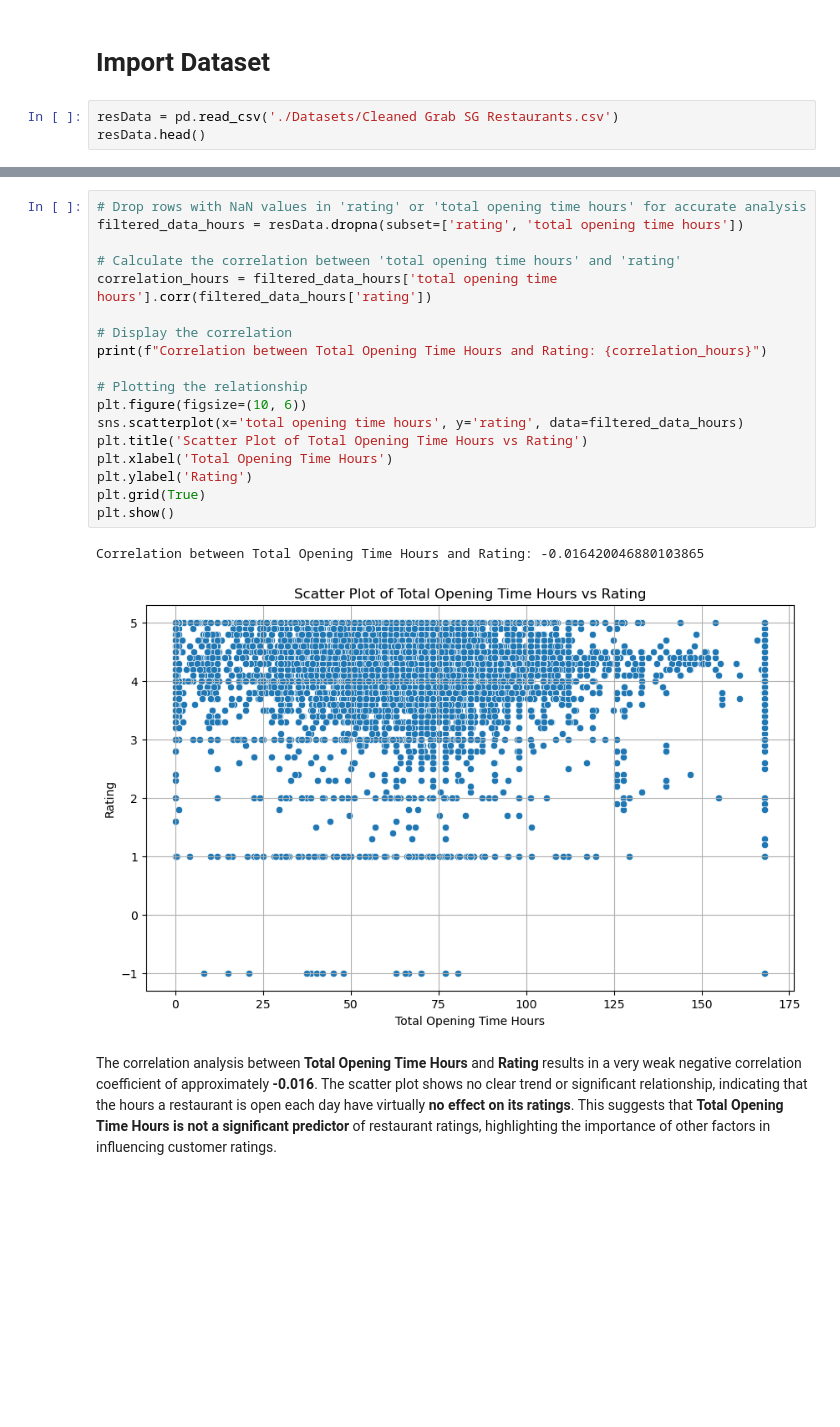
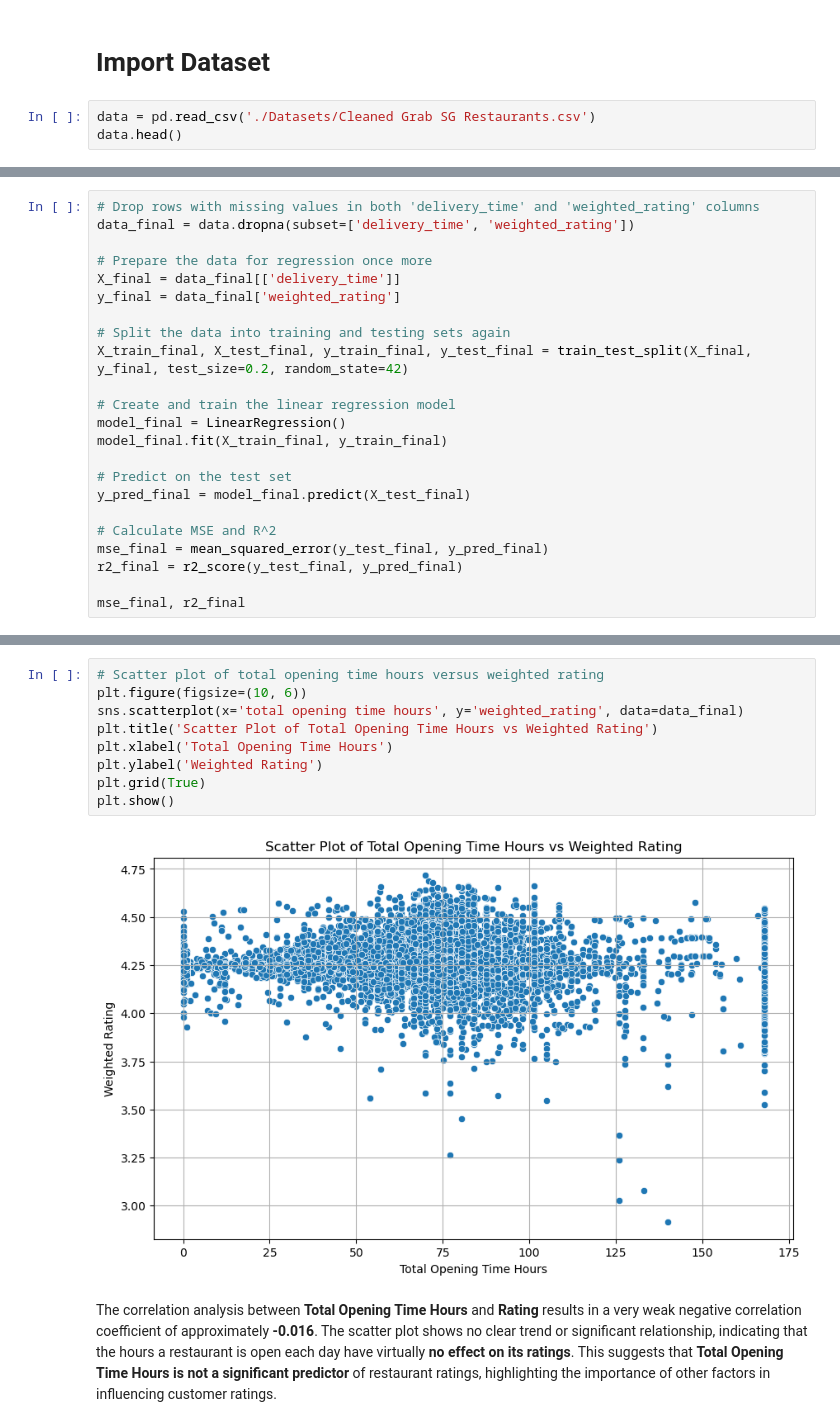
Before and after one commit to KCCHONG1997/ntu-grabsg-datasci-miniproject, a Jupyter notebook: Data Analysis.ipynb, the cells around one changed output, grey strips where cells are left out. Cells and saved outputs as stored; diff of their text form; blank space fills up the shorter version.

```diff
--- a/Data Analysis.ipynb
+++ b/Data Analysis.ipynb
@@ -8,8 +8,8 @@ import seaborn as sns
 # %% [markdown]
 # Import Dataset
 # %%
-resData = pd.read_csv('./Datasets/Cleaned Grab SG Restaurants.csv')
-resData.head()
+data = pd.read_csv('./Datasets/Cleaned Grab SG Restaurants.csv')
+data.head()
 # %% [output]
 |  | name | address | cuisine | delivery_cost | lat | lon | opening_hours | radius | rating | ... |
 | 0 | Texas Chicken | Texas Chicken - VivoCity | ["Western", "Fast Food", "Halal",... | 570.0 | 1.264792 | 103.822103 | {"open": true, "displayedHours": ... | 5000 | 3.8 | ... |
@@ -44,0 +36,23 @@ The correlation analysis and visualization between **Delivery Time** and **Ratin
+# %%
+# Drop rows with missing values in both 'delivery_time' and 'weighted_rating' columns
+data_final = data.dropna(subset=['delivery_time', 'weighted_rating'])
+
+# Prepare the data for regression once more
+X_final = data_final[['delivery_time']]
+y_final = data_final['weighted_rating']
+
+# Split the data into training and testing sets again
+X_train_final, X_test_final, y_train_final, y_test_final = train_test_split(X_final, y_final, test_size=0.2, random_state=42)
+
+# Create and train the linear regression model
+model_final = LinearRegression()
+model_final.fit(X_train_final, y_train_final)
+
+# Predict on the test set
+y_pred_final = model_final.predict(X_test_final)
+
+# Calculate MSE and R^2
+mse_final = mean_squared_error(y_test_final, y_pred_final)
+r2_final = r2_score(y_test_final, y_pred_final)
+
+mse_final, r2_final
@@ -47,24 +79,14 @@ The correlation analysis and visualization between **Delivery Time** and **Ratin
 # %%
-# Drop rows with NaN values in 'rating' or 'total opening time hours' for accurate analysis
-filtered_data_hours = resData.dropna(subset=['rating', 'total opening time hours'])
-
-# Calculate the correlation between 'total opening time hours' and 'rating'
-correlation_hours = filtered_data_hours['total opening time hours'].corr(filtered_data_hours['rating'])
-
-# Display the correlation
-print(f"Correlation between Total Opening Time Hours and Rating: {correlation_hours}")
-
-# Plotting the relationship
+# Scatter plot of total opening time hours versus weighted rating
 plt.figure(figsize=(10, 6))
-sns.scatterplot(x='total opening time hours', y='rating', data=filtered_data_hours)
-plt.title('Scatter Plot of Total Opening Time Hours vs Rating')
+sns.scatterplot(x='total opening time hours', y='weighted_rating', data=data_final)
+plt.title('Scatter Plot of Total Opening Time Hours vs Weighted Rating')
 plt.xlabel('Total Opening Time Hours')
-plt.ylabel('Rating')
+plt.ylabel('Weighted Rating')
 plt.grid(True)
 plt.show()
 # %% [output]
-Correlation between Total Opening Time Hours and Rating: -0.016420046880103865
-[figure, old version]
+[figure, new version]
 # %% [markdown]
 The correlation analysis between **Total Opening Time Hours** and **Rating** results in a very weak negative correlation coefficient of approximately **-0.016**. The scatter plot shows no clear trend or significant relationship, indicating that the hours a restaurant is open each day have virtually **no effect on its ratings**. This suggests that **Total Opening Time Hours is not a significant predictor** of restaurant ratings, highlighting the importance of other factors in influencing customer ratings.
 # %% [markdown]
```
Also changed, not shown: parts of 26 cells of this notebook.
